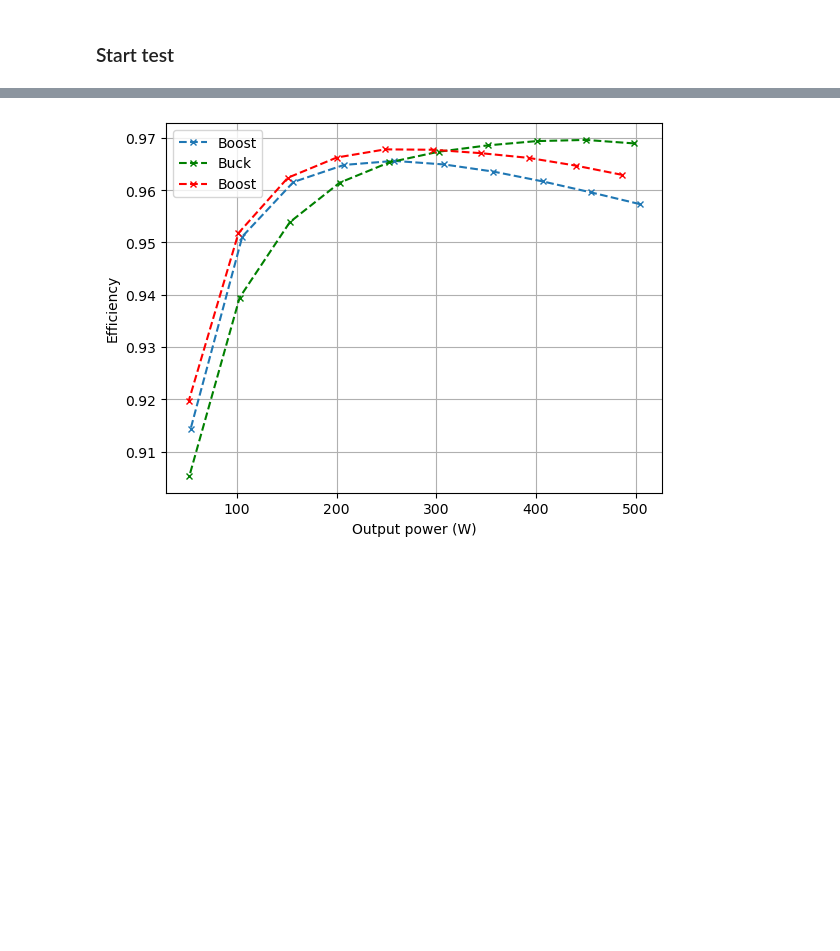
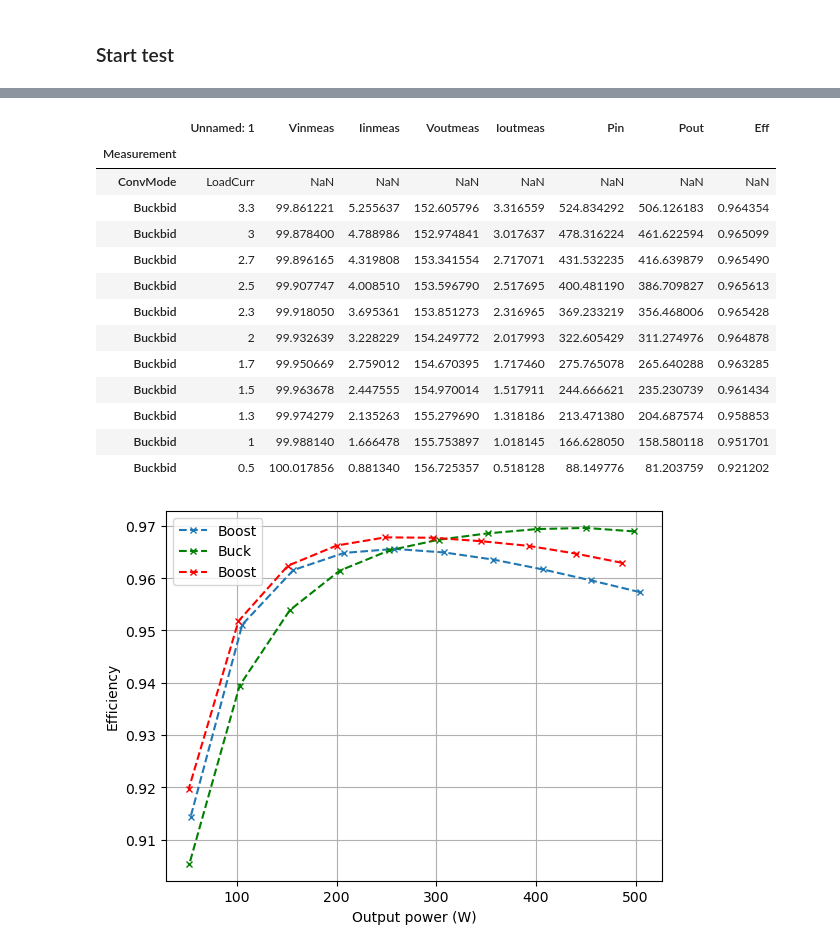
Before and after one commit to miguelfercos/SCPIAutomation, a Jupyter notebook: SCPI_final_no_load_aut_p3.ipynb, the cells around one changed output, grey strips where cells are left out. Drawn from its saved outputs; the diff is of its cells as text; code cells hidden in the pictures; blank space fills up the shorter version.

```diff
--- a/SCPI_final_no_load_aut_p3.ipynb
+++ b/SCPI_final_no_load_aut_p3.ipynb
@@ -966,3 +945,24 @@ boosty
+# %%
+boosty= pd.read_csv(r'C:\Users\PC\OneDrive - Universidad de Oviedo\PhD\5-FLEXI v2 validation\Prototype 4\testbid\DMMeff_Boostbid.csv',index_col=[0],header=[0])#C:\Users\PC\OneDrive - Universidad de Oviedo\PhD\5-FLEXI v2 validation\Prototype {}{}\test\DMMeff_Boost.csv'.format(prototype,bidir)
+
+boosty.head()
+boosty['Eff']=boosty['Pout']/boosty['Pin']
+boosty
+# %% [output]
+|  | Unnamed: 1 | Vinmeas | Iinmeas | Voutmeas | Ioutmeas | Pin | Pout | Eff |
+| Measurement |  |  |  |  |  |  |  |  |
+| ConvMode | LoadCurr | NaN | NaN | NaN | NaN | NaN | NaN | NaN |
+| Buckbid | 3.3 | 99.861221 | 5.255637 | 152.605796 | 3.316559 | 524.834292 | 506.126183 | 0.964354 |
+| Buckbid | 3 | 99.878400 | 4.788986 | 152.974841 | 3.017637 | 478.316224 | 461.622594 | 0.965099 |
+| Buckbid | 2.7 | 99.896165 | 4.319808 | 153.341554 | 2.717071 | 431.532235 | 416.639879 | 0.965490 |
+| Buckbid | 2.5 | 99.907747 | 4.008510 | 153.596790 | 2.517695 | 400.481190 | 386.709827 | 0.965613 |
+| Buckbid | 2.3 | 99.918050 | 3.695361 | 153.851273 | 2.316965 | 369.233219 | 356.468006 | 0.965428 |
+| Buckbid | 2 | 99.932639 | 3.228229 | 154.249772 | 2.017993 | 322.605429 | 311.274976 | 0.964878 |
+| Buckbid | 1.7 | 99.950669 | 2.759012 | 154.670395 | 1.717460 | 275.765078 | 265.640288 | 0.963285 |
+| Buckbid | 1.5 | 99.963678 | 2.447555 | 154.970014 | 1.517911 | 244.666621 | 235.230739 | 0.961434 |
+| Buckbid | 1.3 | 99.974279 | 2.135263 | 155.279690 | 1.318186 | 213.471380 | 204.687574 | 0.958853 |
+| Buckbid | 1 | 99.988140 | 1.666478 | 155.753897 | 1.018145 | 166.628050 | 158.580118 | 0.951701 |
+| Buckbid | 0.5 | 100.017856 | 0.881340 | 156.725357 | 0.518128 | 88.149776 | 81.203759 | 0.921202 |
 # %%
 import pandas as pd
 import matplotlib.pyplot as plt
```
Also changed, not shown: parts of 9 cells of this notebook.
